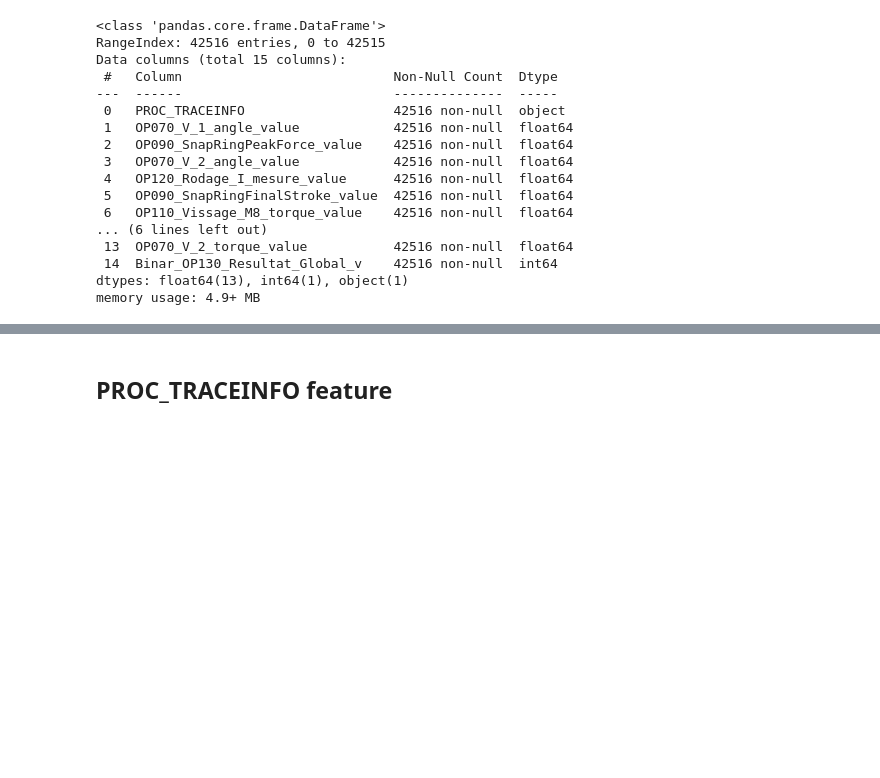
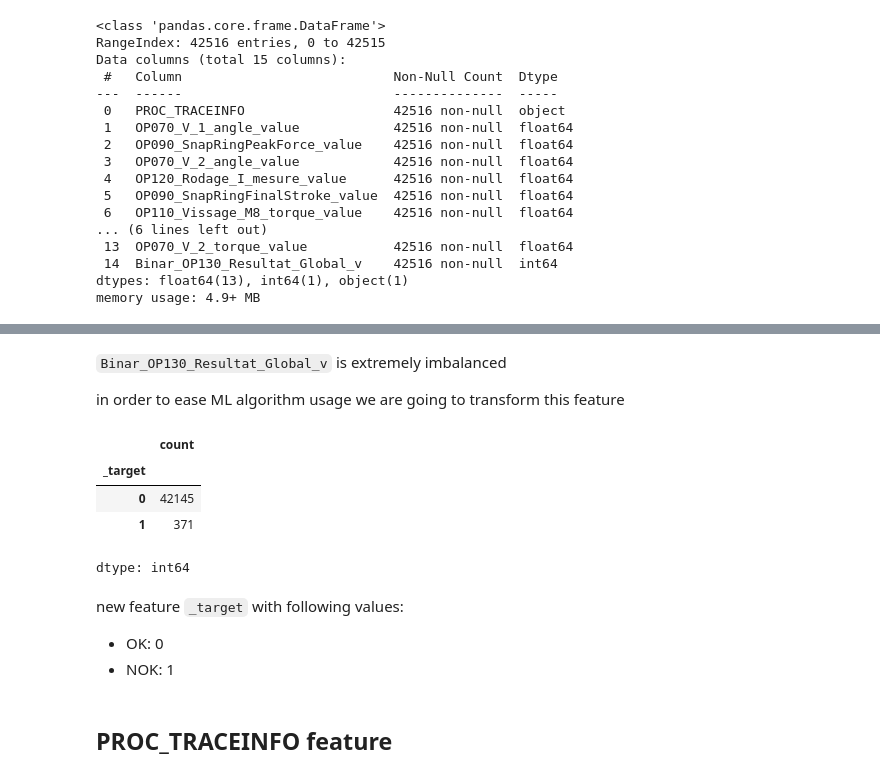
Before and after one commit to dim2s/SAFI, a Jupyter notebook: M06_VALEO_mini_project.ipynb, the cells around one changed output, grey strips where cells are left out. Saved outputs shown, nothing was run; the diff lists cells and outputs as text; code cells hidden in the pictures; blank space fills up the shorter version.

```diff
--- a/M06_VALEO_mini_project.ipynb
+++ b/M06_VALEO_mini_project.ipynb
@@ -141,3 +162,20 @@ memory usage: 4.9+ MB
+# %% [markdown]
+`Binar_OP130_Resultat_Global_v` is extremely imbalanced
+
+in order to ease ML algorithm usage we are going to transform this feature
+# %%
+sandbox_data['_target']=sandbox_data['Binar_OP130_Resultat_Global_v']-1
+sandbox_data['_target'].value_counts()
+# %% [output]
+|  | count |
+| _target |  |
+| 0 | 42145 |
+| 1 | 371 |
+dtype: int64
+# %% [markdown]
+new feature `_target` with following values:
+* OK: 0
+* NOK: 1
 # %% [markdown]
 ## PROC_TRACEINFO feature
 # %%
```
Also changed, not shown: parts of 21 cells of this notebook.
